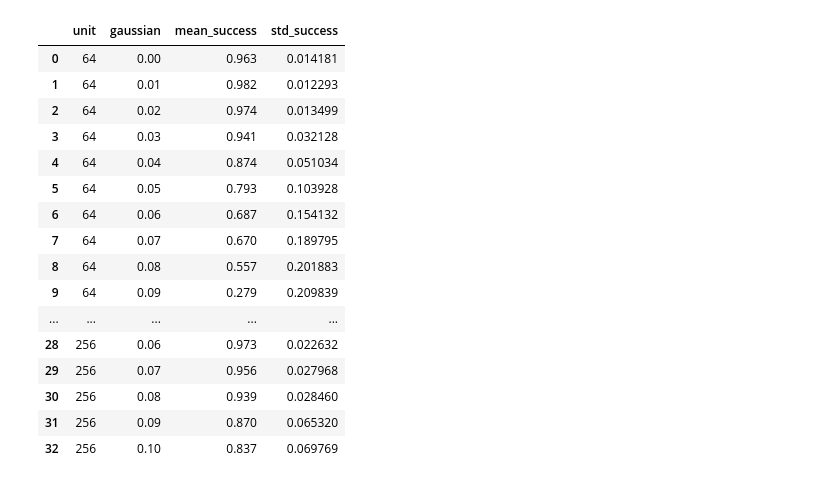
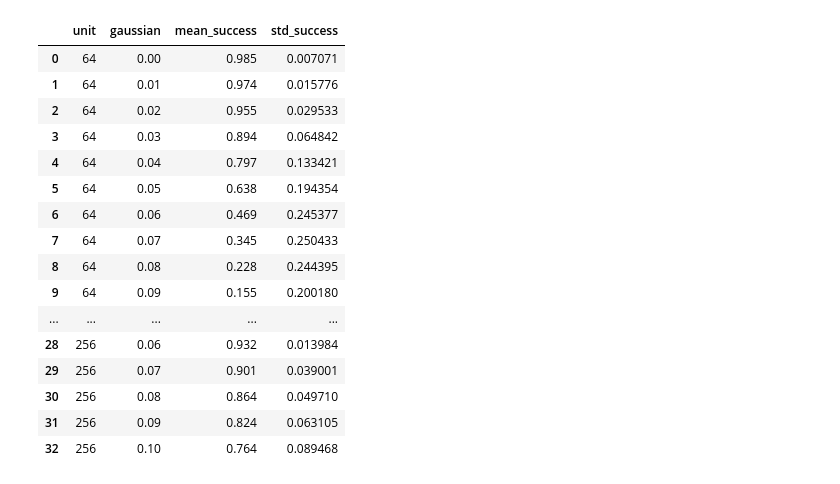
Before and after one commit to yuuharu11/LNN-control, a Jupyter notebook: robomimic/myscript/ipynb/error_injection_pure.ipynb, the cells around one changed output. Saved outputs shown, nothing was run; the diff lists cells and outputs as text; code cells hidden in the pictures.

```diff
--- a/robomimic/myscript/ipynb/error_injection_pure.ipynb
+++ b/robomimic/myscript/ipynb/error_injection_pure.ipynb
@@ -55,53 +67,53 @@ import numpy as np
 import matplotlib.pyplot as plt
 
 units = [64, 128, 256]
-base_path = "/work/robomimic/csv/result/error/old/proposal/pure/gaussian"
+base_path = "/work/robomimic/csv/result/error/LNN/pure/gaussian"
 TOP_K = 10
 
 def extract_gaussian(path):
     m = re.search(r"gaussian([0-9.]+)\.csv", path)
     return float(m.group(1)) if m else None
 
 results = []
 
 for unit in units:
     pattern = f"{base_path}/u{unit}/gaussian*.csv"
     files = sorted(glob.glob(pattern))
 
     for f in files:
         g = extract_gaussian(f)
         if g is None:
             continue
 
         df = pd.read_csv(f)
 
         topk = df.nlargest(TOP_K, "success_rate")
         mean_success = topk["success_rate"].mean()
         std_success = topk["success_rate"].std()
         results.append({
             "unit": unit,
             "gaussian": g,
             "mean_success": mean_success,
             "std_success": std_success
         })
 
 results_df = pd.DataFrame(results)
 display(results_df)
 # %% [output]
 |  | unit | gaussian | mean_success | std_success |
-| 0 | 64 | 0.00 | 0.963 | 0.014181 |
-| 1 | 64 | 0.01 | 0.982 | 0.012293 |
-| 2 | 64 | 0.02 | 0.974 | 0.013499 |
-| 3 | 64 | 0.03 | 0.941 | 0.032128 |
-| 4 | 64 | 0.04 | 0.874 | 0.051034 |
-| 5 | 64 | 0.05 | 0.793 | 0.103928 |
-| 6 | 64 | 0.06 | 0.687 | 0.154132 |
-| 7 | 64 | 0.07 | 0.670 | 0.189795 |
-| 8 | 64 | 0.08 | 0.557 | 0.201883 |
-| 9 | 64 | 0.09 | 0.279 | 0.209839 |
+| 0 | 64 | 0.00 | 0.985 | 0.007071 |
+| 1 | 64 | 0.01 | 0.974 | 0.015776 |
+| 2 | 64 | 0.02 | 0.955 | 0.029533 |
+| 3 | 64 | 0.03 | 0.894 | 0.064842 |
+| 4 | 64 | 0.04 | 0.797 | 0.133421 |
+| 5 | 64 | 0.05 | 0.638 | 0.194354 |
+| 6 | 64 | 0.06 | 0.469 | 0.245377 |
+| 7 | 64 | 0.07 | 0.345 | 0.250433 |
+| 8 | 64 | 0.08 | 0.228 | 0.244395 |
+| 9 | 64 | 0.09 | 0.155 | 0.200180 |
 | ... | ... | ... | ... | ... |
-| 28 | 256 | 0.06 | 0.973 | 0.022632 |
-| 29 | 256 | 0.07 | 0.956 | 0.027968 |
-| 30 | 256 | 0.08 | 0.939 | 0.028460 |
-| 31 | 256 | 0.09 | 0.870 | 0.065320 |
-| 32 | 256 | 0.10 | 0.837 | 0.069769 |
+| 28 | 256 | 0.06 | 0.932 | 0.013984 |
+| 29 | 256 | 0.07 | 0.901 | 0.039001 |
+| 30 | 256 | 0.08 | 0.864 | 0.049710 |
+| 31 | 256 | 0.09 | 0.824 | 0.063105 |
+| 32 | 256 | 0.10 | 0.764 | 0.089468 |
```
Also changed, not shown: parts of 9 cells of this notebook, 8 other files.
